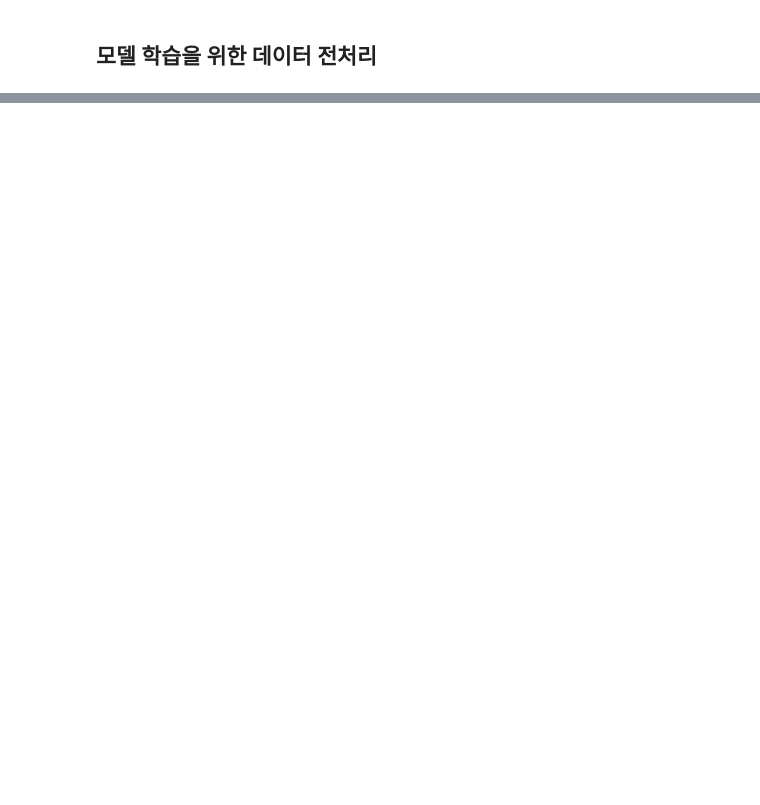
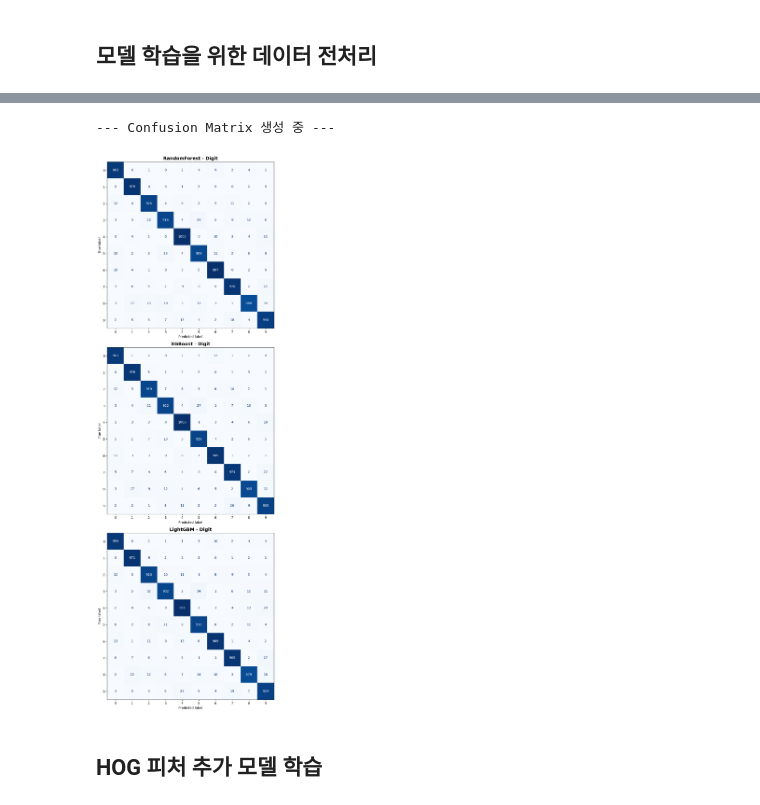
Before and after one commit to soyyoon/ML_project, a Jupyter notebook: model.ipynb, the cells around one changed output, grey strips where cells are left out. Drawn from its saved outputs; the diff is of its cells as text; code cells hidden in the pictures; blank space fills up the shorter version.

```diff
--- a/model.ipynb
+++ b/model.ipynb
@@ -85,0 +284,20 @@ OSError: [Errno 107] Transport endpoint is not connected
+# %%
+def evaluate_model(model_name, model_obj):
+    print(f"\n===== {model_name} =====")
+
+    # 모델 이름에 따라 올바른 테스트 데이터를 선택
+    if "Digit" in model_name:
+        X_val, y_val = X_val_flat_gray, y_val_digit
+
+    y_pred = model_obj.predict(X_val)
+    y_proba = model_obj.predict_proba(X_val)
+
+    print(classification_report(y_val, y_pred, digits=4))
+    auc = roc_auc_score(y_val, y_proba, multi_class='ovr', average='weighted')
+    print(f"** Weighted-Average AUC: {auc:.4f} **")
+
+print("\n--- 최종 성능 평가 (Valdation Set) ---")
+
+# 학습된 모델들을 순회하며 평가
+for name, model in trained_models.items():
+    evaluate_model(name, model)
@@ -86,3 +340,49 @@ OSError: [Errno 107] Transport endpoint is not connected
+# %%
+import matplotlib.pyplot as plt
+from sklearn.metrics import confusion_matrix, ConfusionMatrixDisplay
+import numpy as np
+
+# 1. 그래프 틀 잡기 (4개 모델 x 3개 태스크 = 12개 서브플롯)
+fig, axes = plt.subplots(3, 1, figsize=(20, 24)) # 사이즈는 넉넉하게
+axes = axes.flatten() # for문 돌리기 편하게 1차원으로 쫙 펴기
+
+print("--- Confusion Matrix 생성 중 ---")
+
+# 2. 저장된 모델 하나씩 꺼내서 평가하기
+# trained_models 딕셔너리에 저장된 순서대로 가져옴
+for i, (name, model) in enumerate(trained_models.items()):
+
+    # 현재 모델 이름에 따라 적절한 테스트 데이터 선택 (매칭 룰)
+    if "Digit" in name:
+        X_val = X_val_flat_gray
+        y_val = y_val_digit
+    else:
+        print(f"Error: {name}에 맞는 데이터를 못 찾겠어!")
+        continue
+
+    # 예측 수행
+    y_pred = model.predict(X_val)
+
+    # Confusion Matrix 계산
+    cm = confusion_matrix(y_val, y_pred)
+
+    # 시각화 (Plot)
+    disp = ConfusionMatrixDisplay(confusion_matrix=cm)
+    # cmap='Blues': 파란색 계열이 깔끔하고 이뻐.
+    # values_format='d': 과학적 표기법(1e2) 말고 정수(100)로 보여줌.
+    disp.plot(ax=axes[i], cmap='Blues', values_format='d', colorbar=False)
+
+    # 제목 달기
+    axes[i].set_title(f"{name}", fontsize=14, fontweight='bold')
+
+# 레이아웃 깔끔하게 정리
+plt.tight_layout()
+plt.show()
+# %% [output]
+--- Confusion Matrix 생성 중 ---
+[figure, added]
+# %% [markdown]
+## HOG 피처 추가 모델 학습
 # %%
 # HOG 파라미터 (이 기본값이 MNIST에 최적화되어 있어)
 ppc = 8
```
Also changed, not shown: parts of 19 cells of this notebook.
